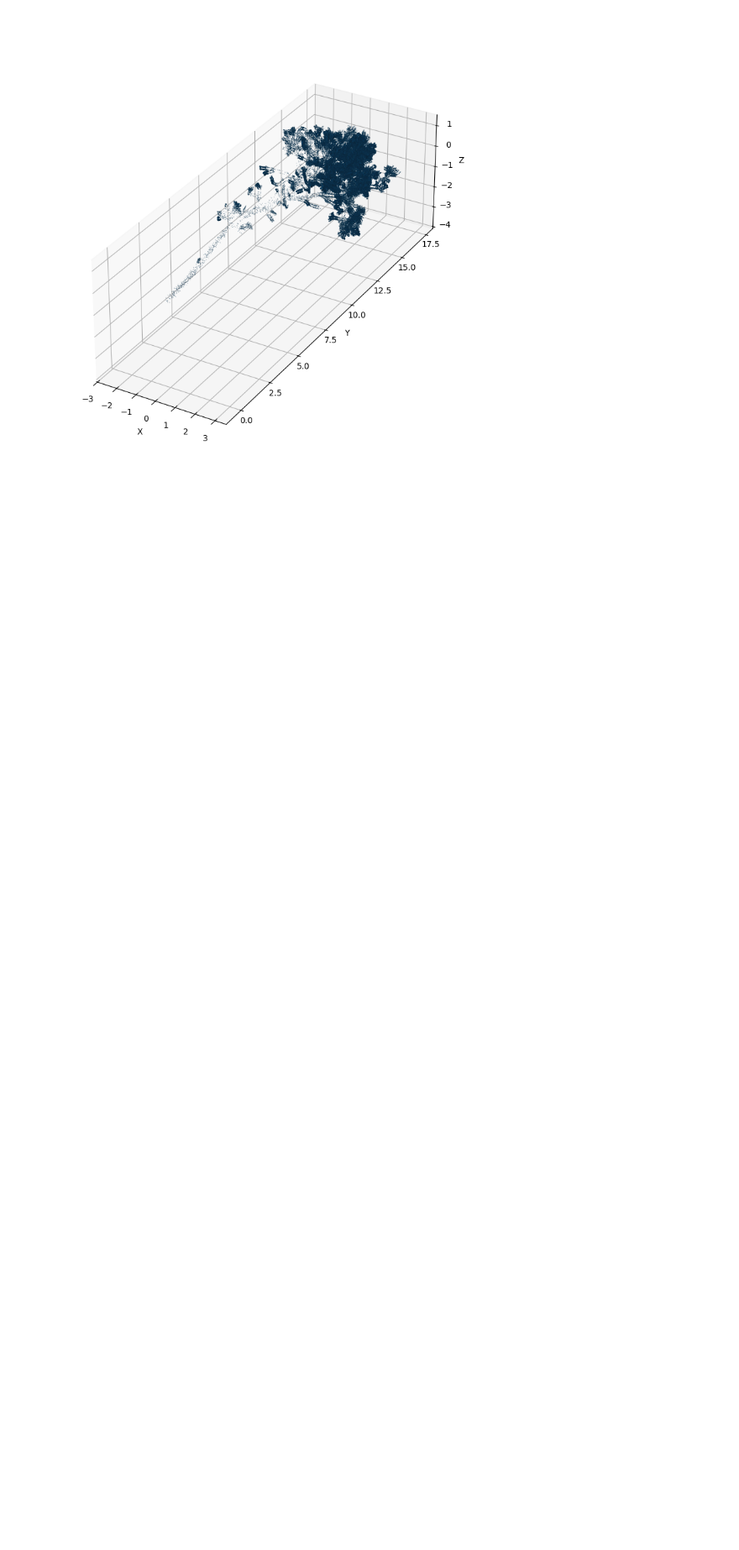
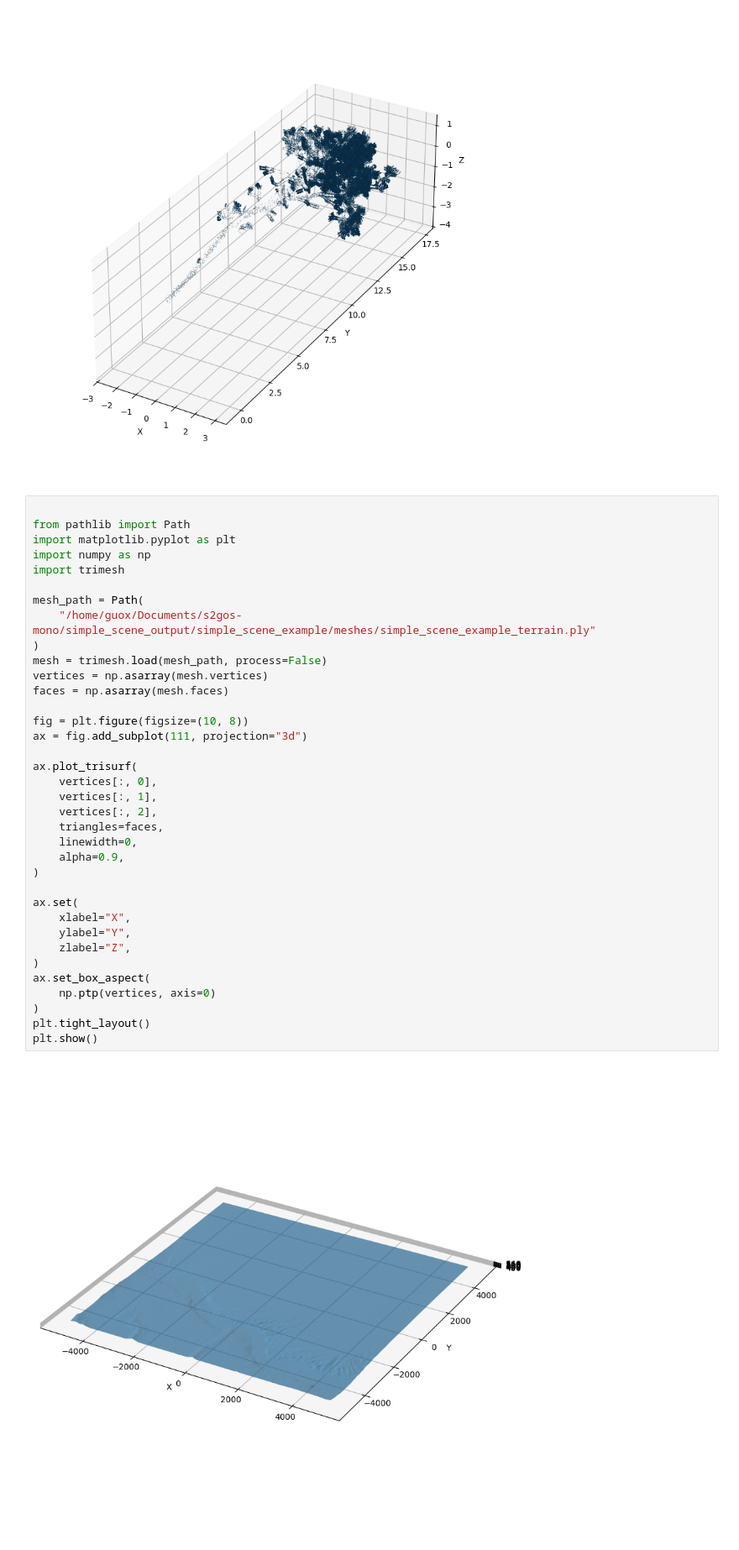
Before and after one commit to s2gos-dev/s2gos-mono, a Jupyter notebook: visulize.ipynb, the cells around one changed output. Shown at 84% size. Cells and saved outputs as stored; diff of their text form; blank space fills up the shorter version.

Commit message:
add new example

```diff
--- a/visulize.ipynb
+++ b/visulize.ipynb
@@ -170,3 +170,41 @@ plt.tight_layout()
 plt.show()
 # %% [output]
 [figure]
+# %%
+
+from pathlib import Path
+import matplotlib.pyplot as plt
+import numpy as np
+import trimesh
+
+mesh_path = Path(
+    "/home/guox/Documents/s2gos-mono/simple_scene_output/simple_scene_example/meshes/simple_scene_example_terrain.ply"
+)
+mesh = trimesh.load(mesh_path, process=False)
+vertices = np.asarray(mesh.vertices)
+faces = np.asarray(mesh.faces)
+
+fig = plt.figure(figsize=(10, 8))
+ax = fig.add_subplot(111, projection="3d")
+
+ax.plot_trisurf(
+    vertices[:, 0],
+    vertices[:, 1],
+    vertices[:, 2],
+    triangles=faces,
+    linewidth=0,
+    alpha=0.9,
+)
+
+ax.set(
+    xlabel="X",
+    ylabel="Y",
+    zlabel="Z",
+)
+ax.set_box_aspect(
+    np.ptp(vertices, axis=0)
+)
+plt.tight_layout()
+plt.show()
+# %% [output]
+[figure, added]
```
Also changed, not shown: parts of 4 cells of this notebook, 3 other files.
